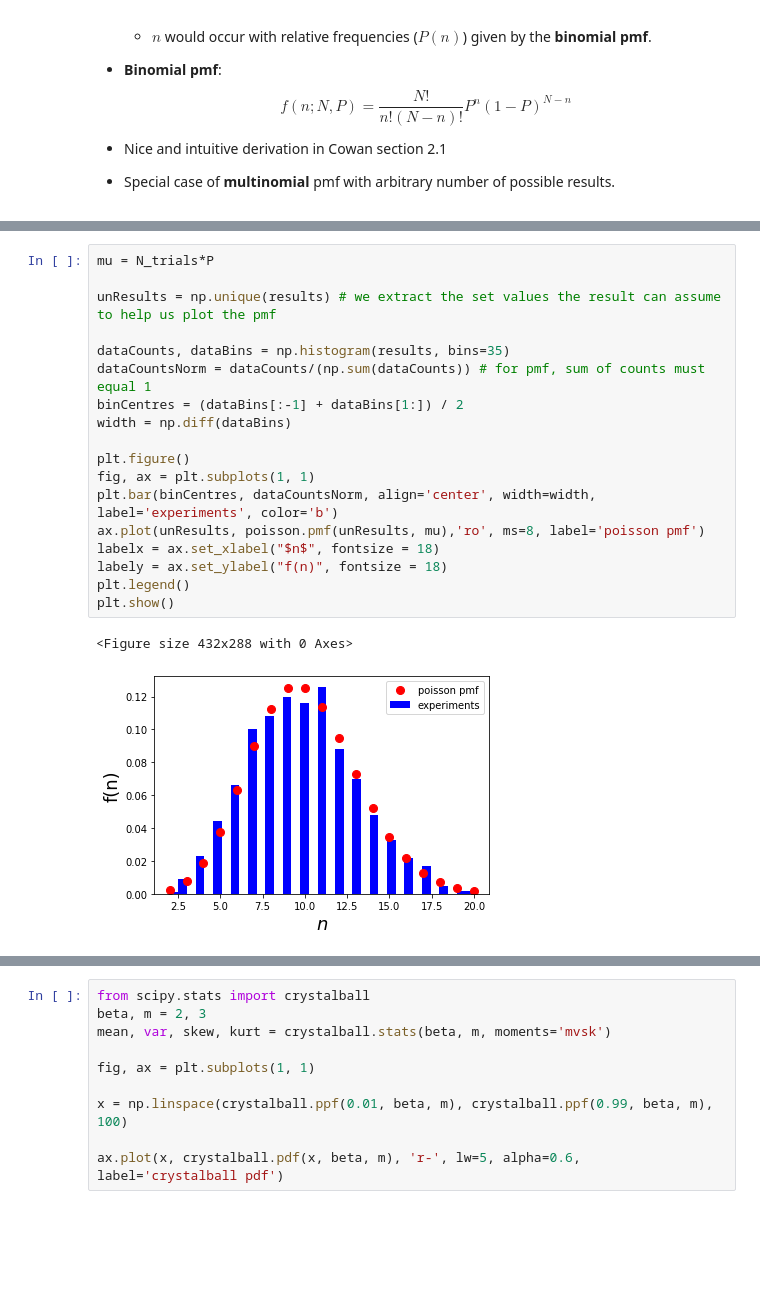
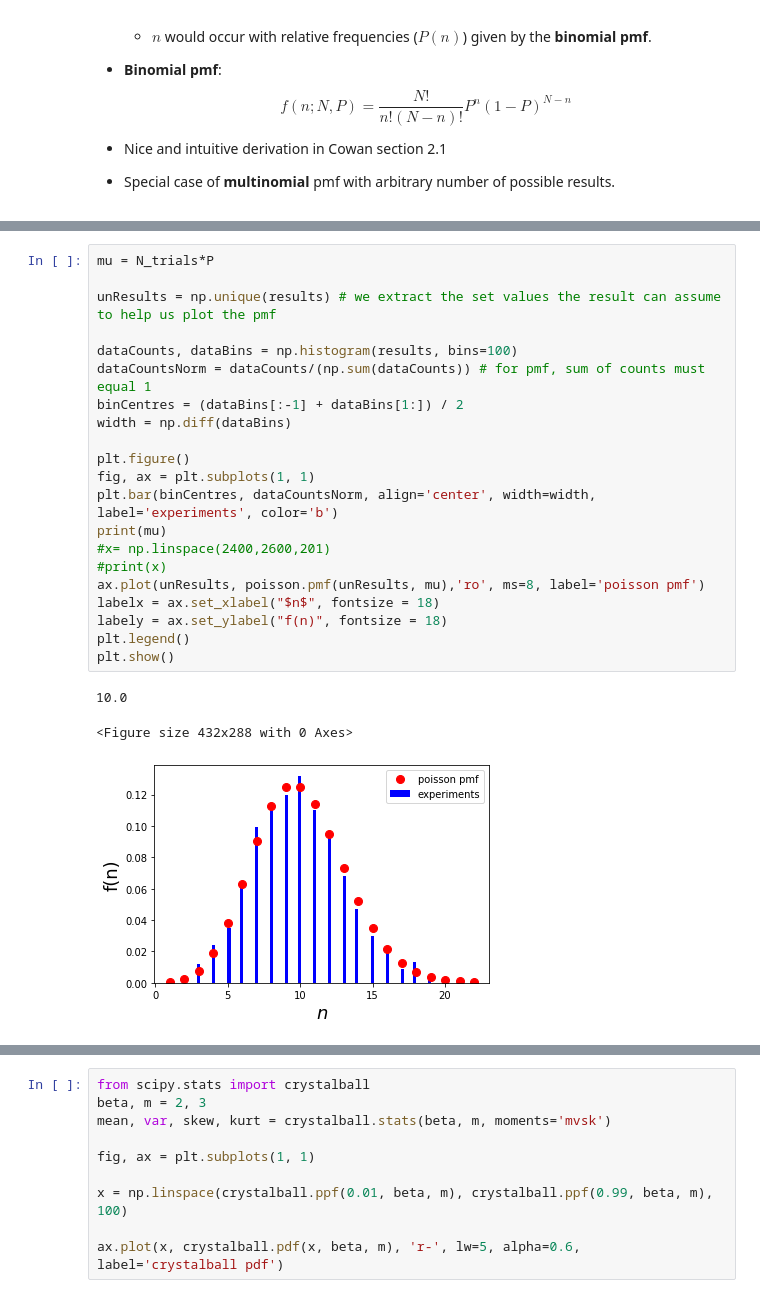
Before and after one commit to keaveney/StatisticsLectures, a Jupyter notebook: CommonPDFs.ipynb, the cells around one changed output, grey strips where cells are left out. Cells and saved outputs as stored; diff of their text form; blank space fills up the shorter version.

```diff
--- a/CommonPDFs.ipynb
+++ b/CommonPDFs.ipynb
@@ -84,22 +83,26 @@ Wall time: 7.15 µs
 # %%
 mu = N_trials*P
 
 unResults = np.unique(results) # we extract the set values the result can assume to help us plot the pmf
 
-dataCounts, dataBins = np.histogram(results, bins=35)
+dataCounts, dataBins = np.histogram(results, bins=100)
 dataCountsNorm = dataCounts/(np.sum(dataCounts)) # for pmf, sum of counts must equal 1
 binCentres = (dataBins[:-1] + dataBins[1:]) / 2
 width = np.diff(dataBins)
 
 plt.figure()
 fig, ax = plt.subplots(1, 1)
 plt.bar(binCentres, dataCountsNorm, align='center', width=width, label='experiments', color='b')
+print(mu)
+#x= np.linspace(2400,2600,201)
+#print(x)
 ax.plot(unResults, poisson.pmf(unResults, mu),'ro', ms=8, label='poisson pmf')
 labelx = ax.set_xlabel("$n$", fontsize = 18)
 labely = ax.set_ylabel("f(n)", fontsize = 18)
 plt.legend()
 plt.show()
 # %% [output]
-<Figure size 432x288 with 0 Axes>
+10.0
+<Figure size 432x288 with 0 Axes>
-[figure, old version]
+[figure, new version]
 # %%
```
Also changed, not shown: parts of 23 cells of this notebook, 4 other files.
